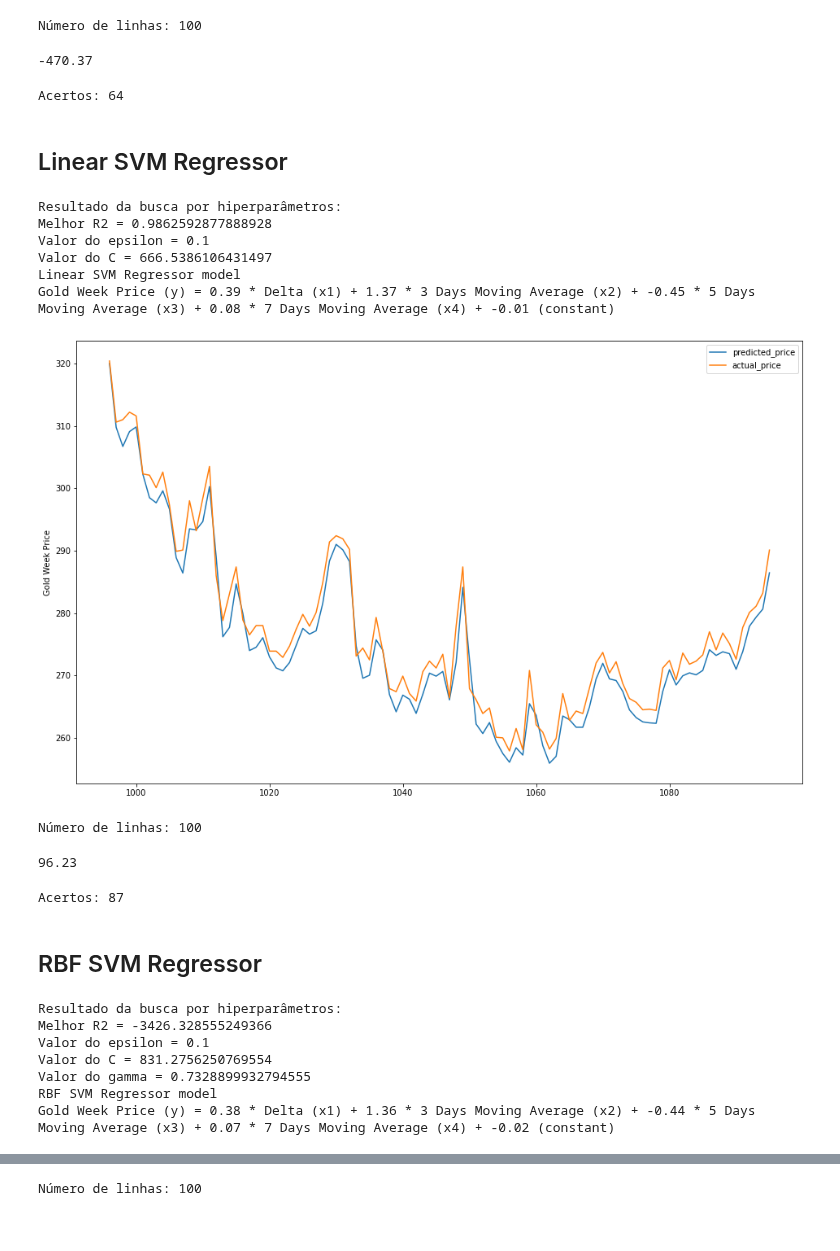
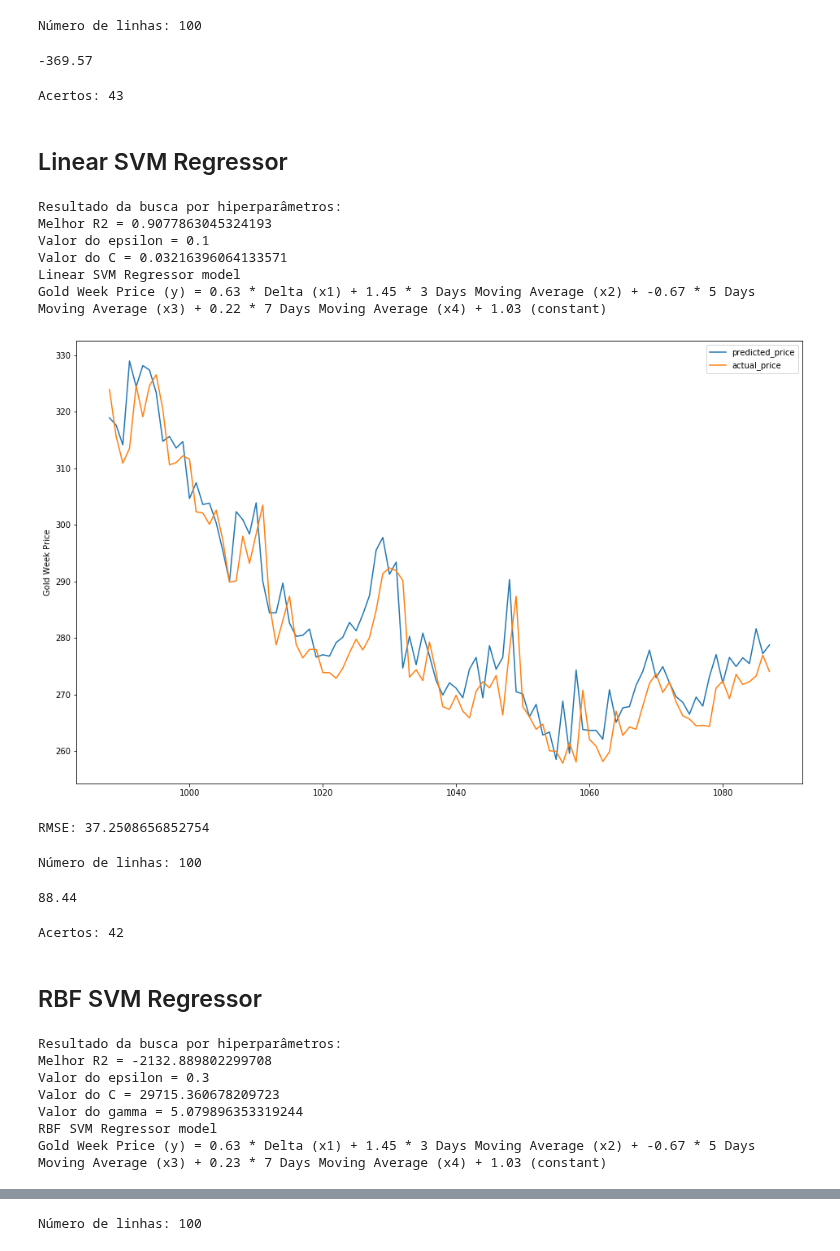
Before and after one commit to andisantos/MO431-432, a Jupyter notebook: MO432/T3/gil.ipynb, the cells around one changed output, grey strips where cells are left out. Drawn from its saved outputs; the diff is of its cells as text; code cells hidden in the pictures.

```diff
--- a/MO432/T3/gil.ipynb
+++ b/MO432/T3/gil.ipynb
@@ -22,20 +22,39 @@ gold = pd.read_csv('ouro2.csv')
 gold.columns = ['data', 'today_price']
 gold['data']= pd.to_datetime(gold.data) #transform data into datetime
 #Variação do preço do ouro
-gold['next_week_price'] = gold.today_price.shift(1)
-gold['delta'] = gold.next_week_price - gold.today_price
-#gold['s3'] = gold.delta.rolling(window=3).mean()
-#gold['s10'] = gold.delta.rolling(window=10).mean()
+# gold['next_week_price'] = gold.today_price.shift(1)
+# gold['last_week_price'] = gold.today_price.shift(-1)
+# gold['delta'] = gold.today_price - gold.last_week_price
+# #gold['s3'] = gold.delta.rolling(window=3).mean()
+# #gold['s10'] = gold.delta.rolling(window=10).mean()
+# gold['m3'] = gold.today_price.rolling(window=3).mean()
+# gold['m5'] = gold.today_price.rolling(window=5).mean()
+# gold['m7'] = gold.today_price.rolling(window=7).mean()
+# gold['m9'] = gold.today_price.rolling(window=9).mean()
+# # gold['m12'] = gold.today_price.rolling(window=12).mean()
+# # gold['m14'] = gold.today_price.rolling(window=14).mean()
+# # gold['m17'] = gold.today_price.rolling(window=17).mean()
+# # gold['m21'] = gold.today_price.rolling(window=21).mean()
+# # gold['m28'] = gold.today_price.rolling(window=28).mean()
+# gold.dropna(inplace=True)
+# print("Número de linhas: {}\nNúmero de colunas: {}".format(gold.shape[0], gold.shape[1]))
+# gold.head()
+
+# inverte dataframe para poder fazer as médias móveis com os valores corretos
+gold = gold[::-1]
+
+gold['last_week_price'] = gold.today_price.shift(1)
+filtro = np.where(gold['today_price'] > gold['last_week_price'], 1, 0)
+gold['target_subida'] = filtro
+gold['next_week_price'] = gold.today_price.shift(-1)
+gold['delta'] = gold.today_price - gold.last_week_price
 gold['m3'] = gold.today_price.rolling(window=3).mean()
 gold['m5'] = gold.today_price.rolling(window=5).mean()
 gold['m7'] = gold.today_price.rolling(window=7).mean()
 gold['m9'] = gold.today_price.rolling(window=9).mean()
-gold['m12'] = gold.today_price.rolling(window=12).mean()
-gold['m14'] = gold.today_price.rolling(window=14).mean()
-gold['m17'] = gold.today_price.rolling(window=17).mean()
-gold['m21'] = gold.today_price.rolling(window=21).mean()
-gold['m28'] = gold.today_price.rolling(window=28).mean()
 gold.dropna(inplace=True)
-print("Número de linhas: {}\nNúmero de colunas: {}".format(gold.shape[0], gold.shape[1]))
+
+# desinverte o dataframe para não precisar alterar o restante do notebook
+gold = gold[::-1]
 gold.head()
 # %% [output]
@@ -372,13 +418,13 @@ Número de linhas: 100
 r2_score = rf.score(X_test, y_test)*100
 float("{0:.2f}".format(r2_score))
 # %% [output]
--470.37
+-369.57
 # %%
 res = df.query('correct_prediction == True')
 acertos = res.shape[0]
 print("Acertos: {}".format(acertos))
 # %% [output]
-Acertos: 64
+Acertos: 43
 # %% [markdown]
 ## Linear SVM Regressor
 # %%
@@ -411,30 +457,34 @@ print("Gold Week Price (y) = %.2f * Delta (x1) \
 + %.2f (constant)" % (final_coef0, final_coef1, final_coef2, final_coef3, final_intercept))
 # %% [output]
 Resultado da busca por hiperparâmetros:
-Melhor R2 = 0.9862592877888928
+Melhor R2 = 0.9077863045324193
 Valor do epsilon = 0.1
-Valor do C = 666.5386106431497
+Valor do C = 0.03216396064133571
 Linear SVM Regressor model
-Gold Week Price (y) = 0.39 * Delta (x1) + 1.37 * 3 Days Moving Average (x2) + -0.45 * 5 Days Moving Average (x3) + 0.08 * 7 Days Moving Average (x4) + -0.01 (constant)
+Gold Week Price (y) = 0.63 * Delta (x1) + 1.45 * 3 Days Moving Average (x2) + -0.67 * 5 Days Moving Average (x3) + 0.22 * 7 Days Moving Average (x4) + 1.03 (constant)
 # %%
 lsvmr = LinearSVR(epsilon = final_epsilon, C = final_C, max_iter = 10000).fit(X_train, y_train)
 predicted_price = lsvmr.predict(X_test)
 d = {'actual_price': y_test,'predicted_price': predicted_price}
 df = pd.DataFrame(data=d)
 df['actual_var'] = df.actual_price.shift(1) - df.actual_price
 df['actual_var_sign'] = np.sign(df.actual_var)
 df['predicted_var'] = df.predicted_price.shift(1) - df.predicted_price
 df['predicted_var_sign'] = df.predicted_var/abs(df.predicted_var)
 df['correct_prediction'] = np.equal(df.actual_var_sign, df.predicted_var_sign)
 predicted_price = pd.DataFrame(
     predicted_price, index=y_test.index, columns=['price'])
 predicted_price.plot(figsize=(16, 10))
 y_test.plot()
 plt.legend(['predicted_price', 'actual_price'])
 plt.ylabel("Gold Week Price")
 plt.show()
+
+rmse = mean_squared_error(y_test, predicted_price)
+print("RMSE:", rmse)
 # %% [output]
-[figure, old version]
+[figure, new version]
+RMSE: 37.2508656852754
 # %%
 df.head(30)
 print("Número de linhas: {}".format(df.shape[0]))
@@ -444,13 +494,13 @@ Número de linhas: 100
 r2_score = lsvmr.score(X_test, y_test)*100
 float("{0:.2f}".format(r2_score))
 # %% [output]
-96.23
+88.44
 # %%
 res = df.query('correct_prediction == True')
 acertos = res.shape[0]
 print("Acertos: {}".format(acertos))
 # %% [output]
-Acertos: 87
+Acertos: 42
 # %% [markdown]
 ## RBF SVM Regressor
 # %%
@@ -487,12 +537,12 @@ print("Gold Week Price (y) = %.2f * Delta (x1) \
 + %.2f (constant)" % (final_coef0, final_coef1, final_coef2, final_coef3, final_intercept))
 # %% [output]
 Resultado da busca por hiperparâmetros:
-Melhor R2 = -3426.328555249366
-Valor do epsilon = 0.1
-Valor do C = 831.2756250769554
-Valor do gamma = 0.7328899932794555
+Melhor R2 = -2132.889802299708
+Valor do epsilon = 0.3
+Valor do C = 29715.360678209723
+Valor do gamma = 5.079896353319244
 RBF SVM Regressor model
-Gold Week Price (y) = 0.38 * Delta (x1) + 1.36 * 3 Days Moving Average (x2) + -0.44 * 5 Days Moving Average (x3) + 0.07 * 7 Days Moving Average (x4) + -0.02 (constant)
+Gold Week Price (y) = 0.63 * Delta (x1) + 1.45 * 3 Days Moving Average (x2) + -0.67 * 5 Days Moving Average (x3) + 0.23 * 7 Days Moving Average (x4) + 1.03 (constant)
 # %%
 svr = SVR(gamma = final_gamma, epsilon = final_epsilon, C = final_C, kernel='rbf').fit(X_train, y_train)
 predicted_price = svr.predict(X_test)
```
Also changed, not shown: parts of 33 cells of this notebook, 1 other file.
